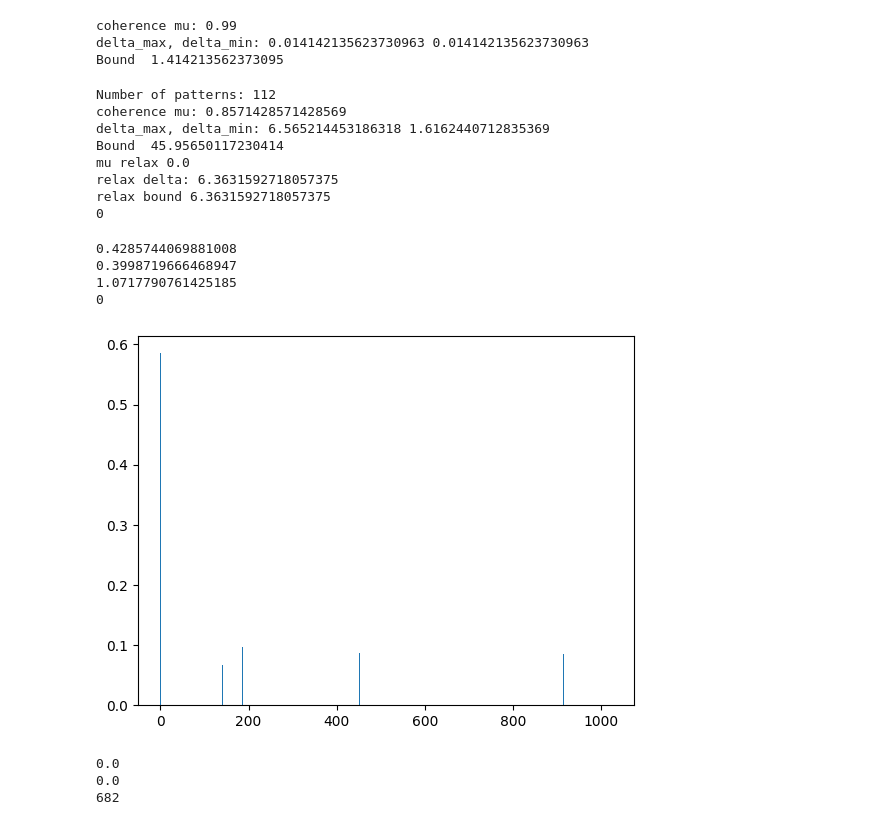
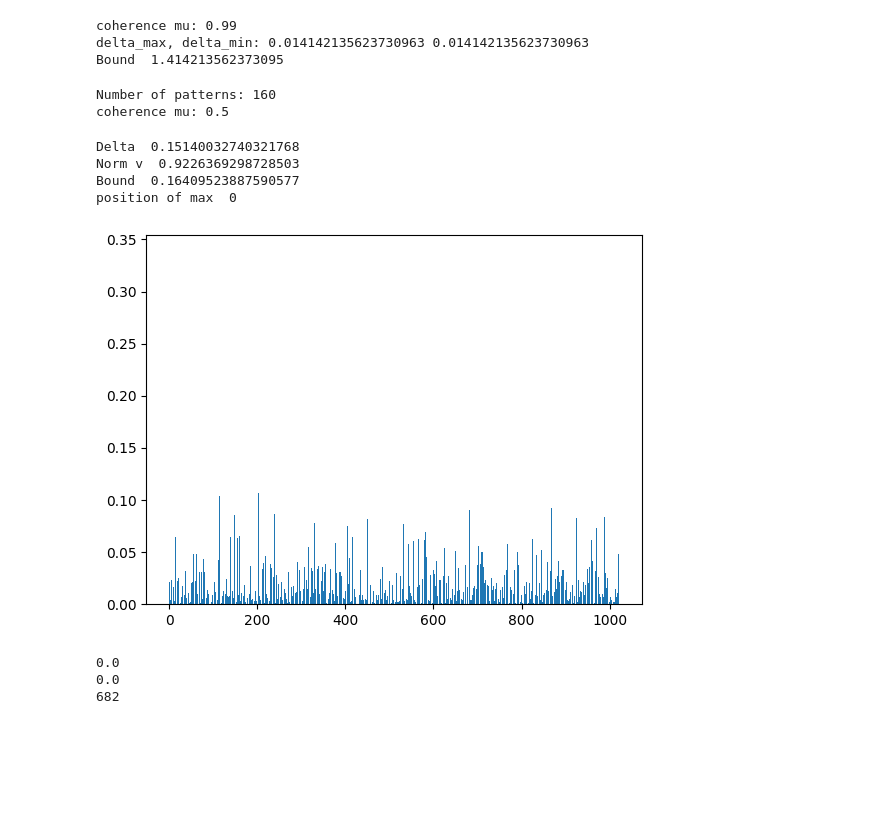
Before and after one commit to baptistechev/Research_New_Optimization_Methods_Compressive_Sensing, a Jupyter notebook: test matrices/param_test.ipynb, the cells around one changed output. Drawn from its saved outputs; the diff is of its cells as text; code cells hidden in the pictures; blank space fills up the shorter version.

```diff
--- a/test matrices/param_test.ipynb
+++ b/test matrices/param_test.ipynb
@@ -100,9 +100,9 @@ def create_specific_Ising_patterns4(mode1,mode2,mode3,mode4,size):
     temp_pats[mode4] = [1,-1]
     return temp_pats
 # %%
-n = 2**10
+n = 2**12
 N = int(np.log2(n))
-m = 500
+m = 70
 
 M = np.random.normal(0, 1/np.sqrt(m), size=(m, n))
 M_T = M.T
@@ -112,15 +112,15 @@ G = M @ M.T
 
 mu = np.max(G - np.identity(n))
 print("coherence mu:", mu)
-delta_min, delta_max = compute_delta(G)
-print("delta:", delta_max)
-print("Bound ", delta_max / (1 - mu))
+# delta_min, delta_max = compute_delta(G)
+# print("delta:", delta_max)
+# print("Bound ", delta_max / (1 - mu))
 
-mu_relax = np.percentile(np.abs(G - np.identity(n)), 50)
-relax_delta = compute_relax_delta(G)
-print("mu relax", mu_relax)
-print("relax delta:", relax_delta)
-print("relax bound", relax_delta / (1 - mu_relax))
+# mu_relax = np.percentile(np.abs(G - np.identity(n)), 50)
+# relax_delta = compute_relax_delta(G)
+# print("mu relax", mu_relax)
+# print("relax delta:", relax_delta)
+# print("relax bound", relax_delta / (1 - mu_relax))
 
-print(np.argmax(G@X))
+# print(np.argmax(G@X))
 # %% [output]
@@ -161,12 +188,13 @@ all_pat = []
 # for i in range(N-1):
     # all_pat += create_specific_patterns(i, i+1, N)
 
-# for i in range(N-1):
-#     for j in range(i+1, N):
-#         all_pat += create_specific_patterns(i, j, N)
+for i in range(N-1):
+    for j in range(i+1, N):
+        for k in range(j+1,N):
+            all_pat += create_specific_patterns3(i, j, k, N)
 
-for i in range(N-3):
-    all_pat += create_specific_patterns4(i, i+1,i+2,i+3, N)
+# for i in range(N-2):
+#     all_pat += create_specific_patterns3(i, i+1,i+2, N)
 
 # for i in range(N-4):
 #     all_pat += create_specific_patterns5(i, i+1,i+2,i+3,i+4, N)
@@ -182,9 +210,9 @@ G = M @ M.T
 
 mu = np.max(G - np.identity(n))
 print("coherence mu:", mu)
-delta_min, delta_max = compute_delta(G)
-print("delta_max, delta_min:", delta_max, delta_min)
-print("Bound ", delta_max / (1 - mu))
+# delta_min, delta_max = compute_delta(G)
+# print("delta_max, delta_min:", delta_max, delta_min)
+# print("Bound ", delta_max / (1 - mu))
 
 # mu_relax = np.percentile(np.abs(G - np.identity(n)), 50)
 # relax_delta = compute_relax_delta(G)
@@ -194,42 +222,36 @@ print("Bound ", delta_max / (1 - mu))
 
 # print(np.argmax(G@X))
 # %% [output]
-Number of patterns: 112
-coherence mu: 0.8571428571428569
-delta_max, delta_min: 6.565214453186318 1.6162440712835369
-Bound  45.95650117230414
-mu relax 0.0
-relax delta: 6.3631592718057375
-relax bound 6.3631592718057375
-0
+Number of patterns: 160
+coherence mu: 0.5
 # %%
 # X = np.random.uniform(0, 100, size=(n, 1))
 X = np.random.exponential(scale=3.0, size=(n, 1))
-X[0]+= 100
+X[0]+= 50
 X = X / np.linalg.norm(X)
-X[ X < np.percentile(X, 98)] = 0
+# X[ X < np.percentile(X, 98)] = 0
 
 i,j = np.argsort(X.flatten())[-2:][::-1]
 Delta = X[i,0] - X[j,0]
 # print( Delta / (1 - X[i,0]**2))
 
 v = copy.deepcopy(X)
 v[i,0] = 0
 v[j,0] = 0
-print(Delta)
-print(np.linalg.norm(v))
-print( Delta / np.linalg.norm(v))
+print("Delta ", Delta)
+print("Norm v ", np.linalg.norm(v))
+print("Bound ", Delta / np.linalg.norm(v))
 
-print(i)
+print("position of max ", i)
 
 plt.bar(range(n), X.flatten())
 plt.show()
 # %% [output]
-0.4285744069881008
-0.3998719666468947
-1.0717790761425185
-0
+Delta  0.15140032740321768
+Norm v  0.9226369298728503
+Bound  0.16409523887590577
+position of max  0
-[figure, old version]
+[figure, new version]
 # %%
 def estimate_cost(sequence, rules, rewards, starting_positions=None):
     """
```
Also changed, not shown: parts of 2 cells of this notebook, 27 other files.
